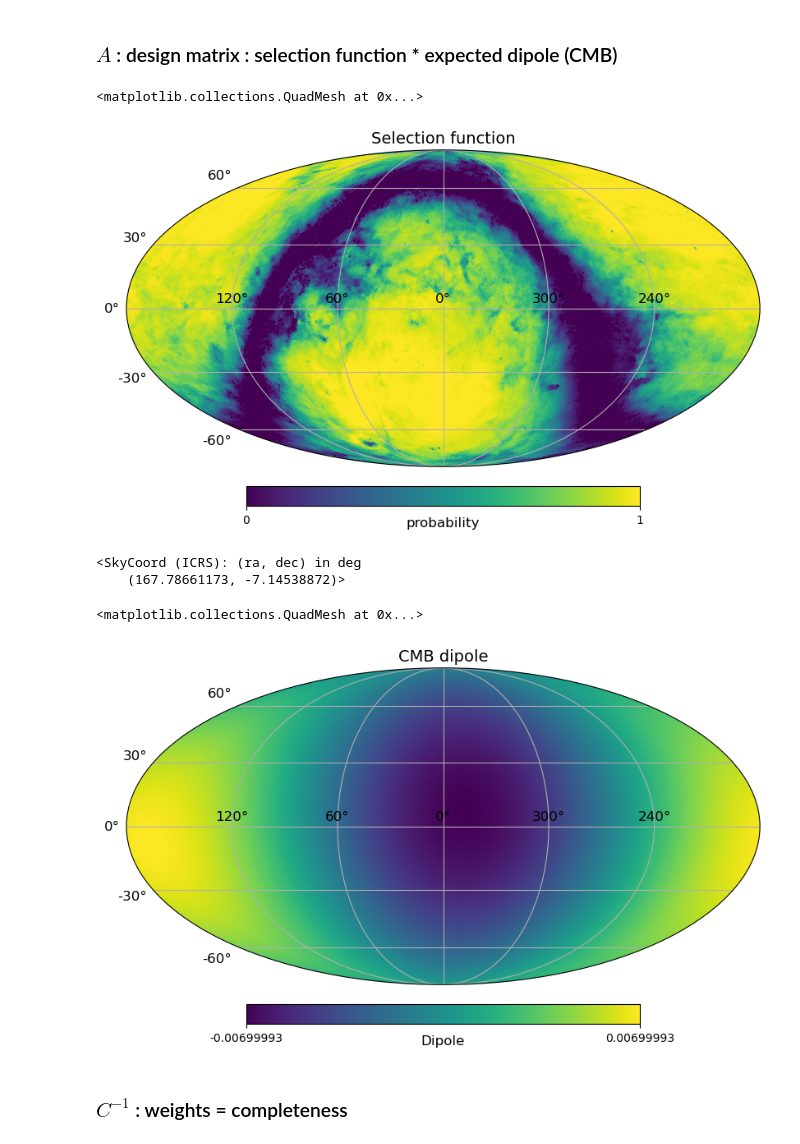
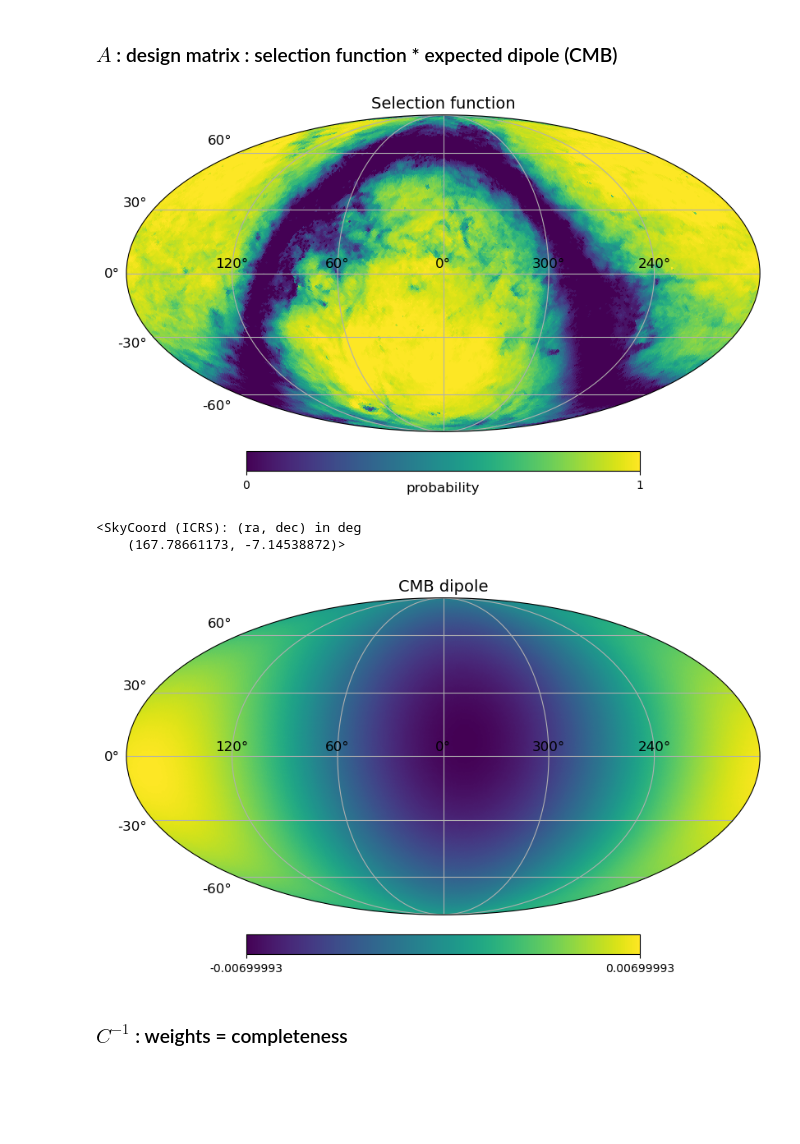
Before and after one commit to abbyw24/lss-dipoles, a Jupyter notebook: notebooks/expected_dipole_regression_13-7-23.ipynb, the cells around one changed output. Drawn from its saved outputs; the diff is of its cells as text; code cells hidden in the pictures; blank space fills up the shorter version.

```diff
--- a/notebooks/expected_dipole_regression_13-7-23.ipynb
+++ b/notebooks/expected_dipole_regression_13-7-23.ipynb
@@ -41 +22,7 @@ map_quaia = np.bincount(pix_idx, minlength=NPIX)
+# %%
+NSIDE = 64
+NPIX = hp.nside2npix(NSIDE)
+G = 20.5
+cat_fn = f'/scratch/aew492/quasars/catalogs/catalog_G{G}.fits'
+map_quaia = tools.load_catalog_as_map(cat_fn, frame='icrs')
 # %%
@@ -49,30 +34,27 @@ projview(map_quaia, title=f'QUaia G<{G}', unit='number density per healpixel',
 # %%
 selfunc = tools.flatten_map(Table.read(
     f'/scratch/aew492/quasars/maps/selection_function_NSIDE{NSIDE}_G{G}.fits', format='fits'))
-projview(selfunc, title='Selection function', unit='probability',
-        graticule=True, graticule_labels=True)
+tools.plot_map(selfunc, title='Selection function', unit='probability')
 # %% [output]
-<matplotlib.collections.QuadMesh at 0x...>
 [figure]
+# %%
+# CMB dipole
+cmb_dipamp = 0.007
+cmb_dipdir = SkyCoord(264, 48, unit=u.deg, frame='galactic')
+print(cmb_dipdir.icrs)
+# %% [output]
+<SkyCoord (ICRS): (ra, dec) in deg
+    (167.78661173, -7.14538872)>
 # %%
-# CMB dipole
-cmb_dipamp = 0.007
-cmb_dipdir = SkyCoord(264, 48, unit=u.deg, frame='galactic')
-print(cmb_dipdir.icrs)
 # dipole amplitudes: zero mean for now
 amps = np.array([0., *spherical_to_cartesian(r=cmb_dipamp,
                                              theta=np.pi/2-cmb_dipdir.icrs.dec.rad,
                                              phi=cmb_dipdir.icrs.ra.rad)])
-expected_map = dipole_map(amps, NSIDE) # match NSIDE with QUaia map
+expected_map = dipole_map(amps, NSIDE) # match NSIDE with Quaia map
-# %% [output]
-<SkyCoord (ICRS): (ra, dec) in deg
-    (167.78661173, -7.14538872)>
-# %%
-projview(expected_map, projection_type='mollweide', unit='Dipole',
-         graticule=True, graticule_labels=True, title='CMB dipole')
-# %% [output]
-<matplotlib.collections.QuadMesh at 0x...>
-[figure, removed]
+# %%
+tools.plot_map(expected_map, title='CMB dipole')
+# %% [output]
+[figure, added]
 # %%
 # construct design matrix
 A = selfunc[:,None] * np.column_stack((np.ones(NPIX), expected_map))  # [:,None] to make shapes agree
```
Also changed, not shown: parts of 19 cells of this notebook, 3 other files.
